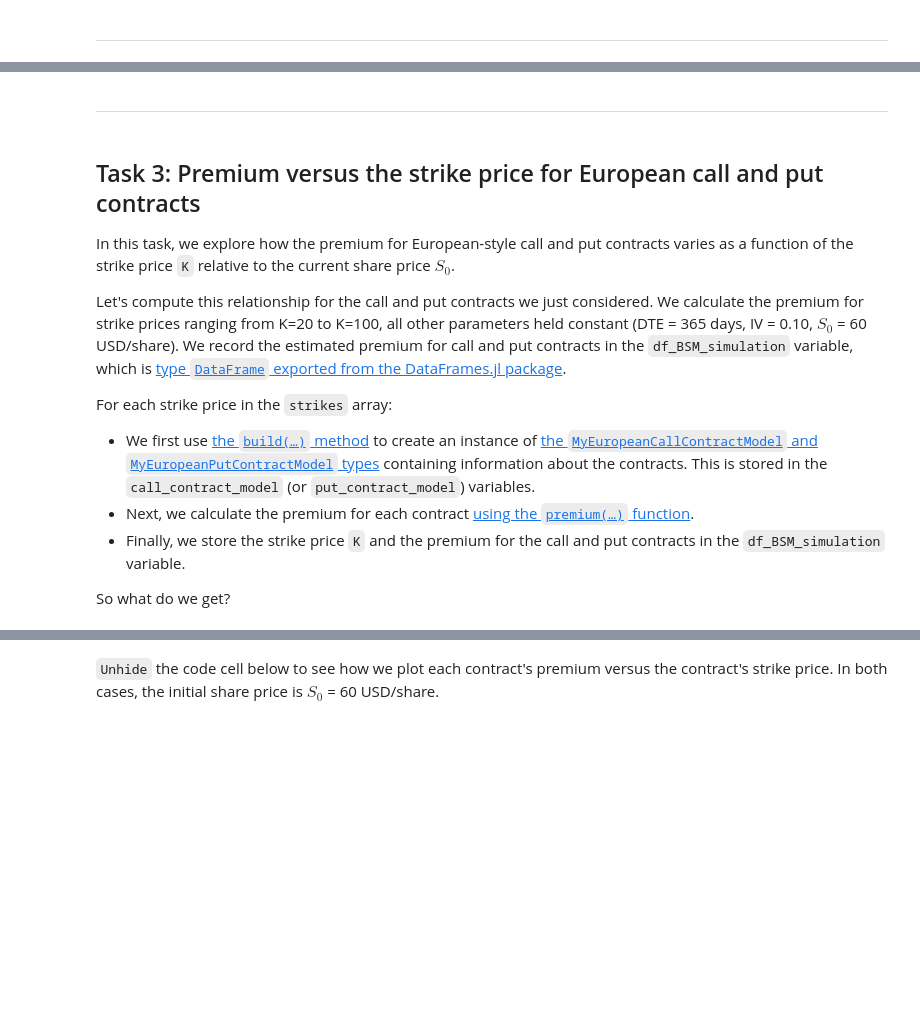
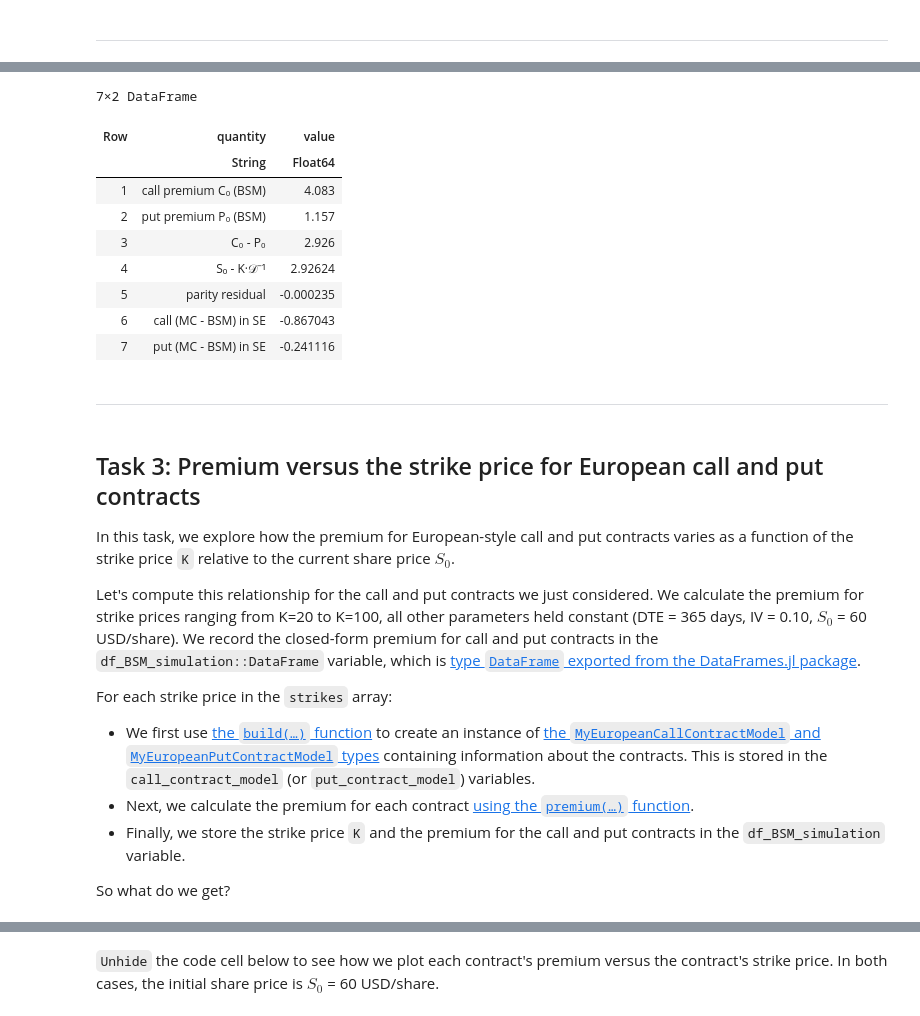
Before and after one commit to varnerlab/CHEME-5660-CourseRepository-Fall-2026, a Jupyter notebook: lectures/week-9/L9a/CHEME-5660-L9a-Example-BSM-Premium-Fall-2026.ipynb, the cells around one changed output, grey strips where cells are left out. Saved outputs shown, nothing was run; the diff lists cells and outputs as text; code cells hidden in the pictures; blank space fills up the shorter version.

```diff
--- a/lectures/week-9/L9a/CHEME-5660-L9a-Example-BSM-Premium-Fall-2026.ipynb
+++ b/lectures/week-9/L9a/CHEME-5660-L9a-Example-BSM-Premium-Fall-2026.ipynb
@@ -159,5 +167,5 @@ Then repeat the simulation routine shown on the call contract case, but now we u
 # %%
-let
+put_price_df = let
 
     # initialize -
     put_price_df = DataFrame();
@@ -166,24 +174,24 @@ let
     for n ∈ number_of_samples
         S = sample_endpoint(model, (T = T, Sₒ = Sₒ), number_of_paths = n);
         P = payoff([put_contract_model], S);
-        P̄ = (1/𝒟(r̄,T))*P[:,3];
+        P̄ = (1/𝒟(gᵧ,T))*P[:,3];
         mean_value = mean(P̄);
         std_error_value = (1.0/sqrt(n))*std(P̄);
-        CI95_value = 1.96*std_error_value;
+        halfwidth = 1.96*std_error_value;
 
         results_df = (
             n = n,
             mean_premium = mean_value,
             SE = std_error_value,
-            CI95 = CI95_value
+            CI95_lo = mean_value - halfwidth,
+            CI95_hi = mean_value + halfwidth
         );
         push!(put_price_df, results_df);
     end
 
-    pretty_table(
-         put_price_df;
+    pretty_table(put_price_df;
+        table_format = TextTableFormat(borders = text_table_borders__compact));
 
-         table_format = TextTableFormat(borders = text_table_borders__compact)
-    );
-end
+    put_price_df
+end;
 # %% [output]
@@ -210,13 +222,58 @@ The premium for the European put contract computed by Black-Scholes is: 1.156765
+# %%
+let
+
+    # closed-form premiums -
+    C₀ = premium(call_contract_model, bsm_model);
+    P₀ = premium(put_contract_model, bsm_model);
+
+    # 1. a premium is a price: it cannot be negative -
+    @assert C₀ ≥ 0.0 "the call premium is negative"
+    @assert P₀ ≥ 0.0 "the put premium is negative"
+
+    # 2. put-call parity: C₀ - P₀ = Sₒ - K·𝒟⁻¹. The package rounds each premium to four
+    #    significant digits, so the residual is bounded by that rounding, not by eps() -
+    parity_lhs = C₀ - P₀;
+    parity_rhs = Sₒ - K*(1/𝒟(gᵧ,T));
+    @assert isapprox(parity_lhs, parity_rhs; atol = 1e-3) "put-call parity fails by more than the quoted precision"
+
+    # 3. express the largest-sample discrepancies in Monte Carlo standard-error units.
+    #    For this seeded run, require them to remain within three standard errors -
+    call_row = call_price_df[end,:];
+    put_row = put_price_df[end,:];
+    call_z = (call_row.mean_premium - C₀)/call_row.SE;
+    put_z = (put_row.mean_premium - P₀)/put_row.SE;
+    @assert abs(call_z) ≤ 3.0 "seeded call estimate is more than three standard errors from BSM"
+    @assert abs(put_z) ≤ 3.0 "seeded put estimate is more than three standard errors from BSM"
+
+    DataFrame(
+        quantity = ["call premium C₀ (BSM)", "put premium P₀ (BSM)",
+                    "C₀ - P₀", "Sₒ - K·𝒟⁻¹", "parity residual",
+                    "call (MC - BSM) in SE", "put (MC - BSM) in SE"],
+        value = round.([C₀, P₀, parity_lhs, parity_rhs, parity_lhs - parity_rhs,
+                        call_z, put_z], digits = 6)
+    )
+end
+# %% [output]
+7×2 DataFrame
+| Row | quantity | value |
+|  | String | Float64 |
+| 1 | call premium C₀ (BSM) | 4.083 |
+| 2 | put premium P₀ (BSM) | 1.157 |
+| 3 | C₀ - P₀ | 2.926 |
+| 4 | Sₒ - K·𝒟⁻¹ | 2.92624 |
+| 5 | parity residual | -0.000235 |
+| 6 | call (MC - BSM) in SE | -0.867043 |
+| 7 | put (MC - BSM) in SE | -0.241116 |
 # %% [markdown]
 ___
 # %% [markdown]
 ## Task 3: Premium versus the strike price for European call and put contracts
 In this task, we explore how the premium for European-style call and put contracts varies as a function of the strike price `K` relative to the current share price $S_{0}$.
 
-Let's compute this relationship for the call and put contracts we just considered. We calculate the premium for strike prices ranging from K=20 to K=100, all other parameters held constant (DTE = 365 days, IV = 0.10, $S_{0}$ = 60 USD/share). We record the estimated premium for call and put contracts in the `df_BSM_simulation` variable, which is [type `DataFrame` exported from the DataFrames.jl package](https://dataframes.juliadata.org/stable/).
+Let's compute this relationship for the call and put contracts we just considered. We calculate the premium for strike prices ranging from K=20 to K=100, all other parameters held constant (DTE = 365 days, IV = 0.10, $S_{0}$ = 60 USD/share). We record the closed-form premium for call and put contracts in the `df_BSM_simulation::DataFrame` variable, which is [type `DataFrame` exported from the DataFrames.jl package](https://dataframes.juliadata.org/stable/).
 
 For each strike price in the `strikes` array:
-* We first use [the `build(…)` method](https://varnerlab.org/CHEME-5660-CourseRepository-Fall-2026/dev/derivatives/#VLQuantitativeFinancePackage.build-Tuple{Type{MyEuropeanCallContractModel},%20NamedTuple}) to create an instance of [the `MyEuropeanCallContractModel` and `MyEuropeanPutContractModel` types](https://varnerlab.org/CHEME-5660-CourseRepository-Fall-2026/dev/derivatives/#VLQuantitativeFinancePackage.MyEuropeanCallContractModel) containing information about the contracts. This is stored in the `call_contract_model` (or `put_contract_model`) variables.
+* We first use [the `build(…)` function](https://varnerlab.org/CHEME-5660-CourseRepository-Fall-2026/dev/derivatives/#VLQuantitativeFinancePackage.build-Tuple{Type{MyEuropeanCallContractModel},%20NamedTuple}) to create an instance of [the `MyEuropeanCallContractModel` and `MyEuropeanPutContractModel` types](https://varnerlab.org/CHEME-5660-CourseRepository-Fall-2026/dev/derivatives/#VLQuantitativeFinancePackage.MyEuropeanCallContractModel) containing information about the contracts. This is stored in the `call_contract_model` (or `put_contract_model`) variables.
 * Next, we calculate the premium for each contract [using the `premium(…)` function](https://varnerlab.org/CHEME-5660-CourseRepository-Fall-2026/dev/derivatives/#VLQuantitativeFinancePackage.premium-Tuple{MyEuropeanCallContractModel,%20MyBlackScholesContractPricingModel}).
 * Finally, we store the strike price `K` and the premium for the call and put contracts in the `df_BSM_simulation` variable.
 
```
Also changed, not shown: parts of 24 cells of this notebook, 29 other files.
